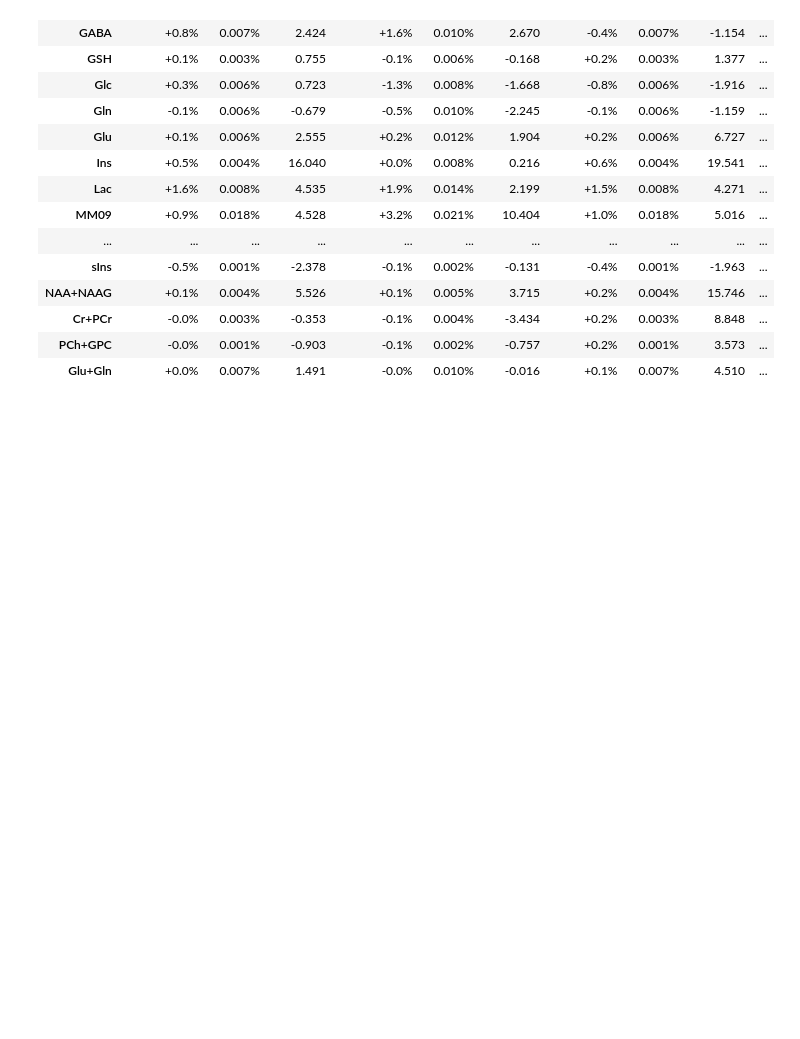
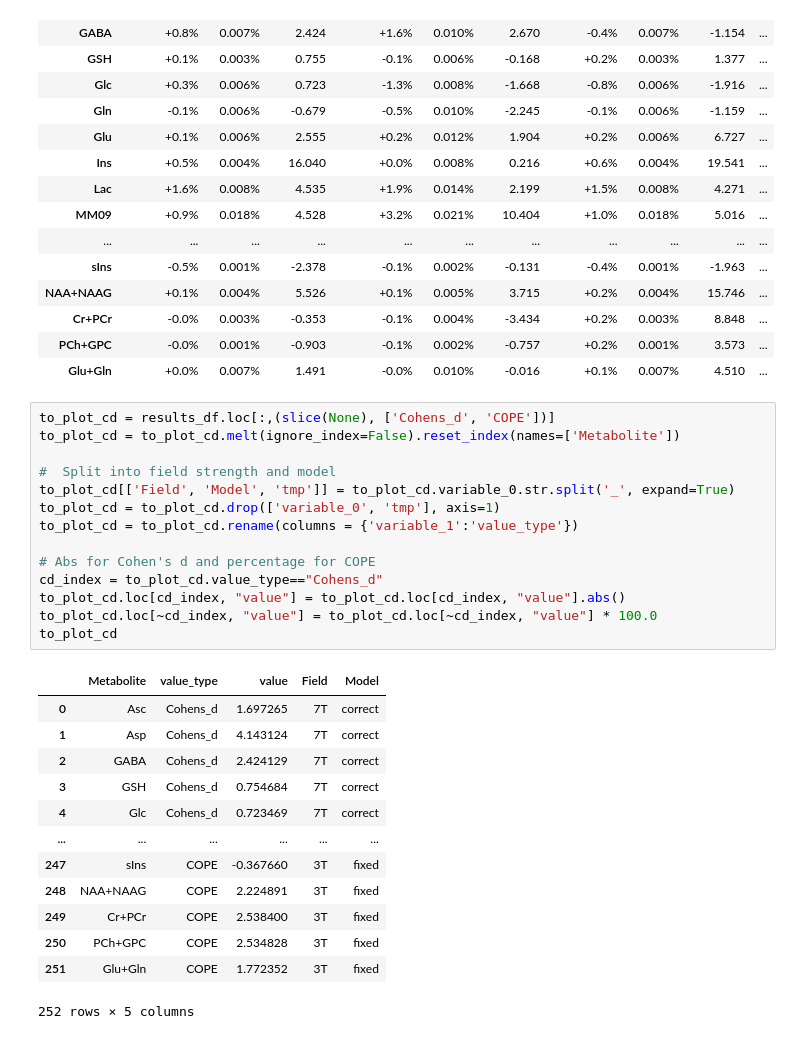
Before and after one commit to wtclarke/fmrs_bold_dynamic_fitting, a Jupyter notebook: results_analysis.ipynb, the cells around one changed output. Drawn from its saved outputs; the diff is of its cells as text; blank space fills up the shorter version.

```diff
--- a/results_analysis.ipynb
+++ b/results_analysis.ipynb
@@ -238,5 +178,33 @@ print_cohensd_all(results_df)
 | Cr+PCr | -0.0% | 0.003% | -0.353 | -0.1% | 0.004% | -3.434 | +0.2% | 0.003% | 8.848 | ... |
 | PCh+GPC | -0.0% | 0.001% | -0.903 | -0.1% | 0.002% | -0.757 | +0.2% | 0.001% | 3.573 | ... |
 | Glu+Gln | +0.0% | 0.007% | 1.491 | -0.0% | 0.010% | -0.016 | +0.1% | 0.007% | 4.510 | ... |
+# %%
+to_plot_cd = results_df.loc[:,(slice(None), ['Cohens_d', 'COPE'])]
+to_plot_cd = to_plot_cd.melt(ignore_index=False).reset_index(names=['Metabolite'])
+
+#  Split into field strength and model
+to_plot_cd[['Field', 'Model', 'tmp']] = to_plot_cd.variable_0.str.split('_', expand=True)
+to_plot_cd = to_plot_cd.drop(['variable_0', 'tmp'], axis=1)
+to_plot_cd = to_plot_cd.rename(columns = {'variable_1':'value_type'})
+
+# Abs for Cohen's d and percentage for COPE
+cd_index = to_plot_cd.value_type=="Cohens_d"
+to_plot_cd.loc[cd_index, "value"] = to_plot_cd.loc[cd_index, "value"].abs()
+to_plot_cd.loc[~cd_index, "value"] = to_plot_cd.loc[~cd_index, "value"] * 100.0
+to_plot_cd
+# %% [output]
+|  | Metabolite | value_type | value | Field | Model |
+| 0 | Asc | Cohens_d | 1.697265 | 7T | correct |
+| 1 | Asp | Cohens_d | 4.143124 | 7T | correct |
+| 2 | GABA | Cohens_d | 2.424129 | 7T | correct |
+| 3 | GSH | Cohens_d | 0.754684 | 7T | correct |
+| 4 | Glc | Cohens_d | 0.723469 | 7T | correct |
+| ... | ... | ... | ... | ... | ... |
+| 247 | sIns | COPE | -0.367660 | 3T | fixed |
+| 248 | NAA+NAAG | COPE | 2.224891 | 3T | fixed |
+| 249 | Cr+PCr | COPE | 2.538400 | 3T | fixed |
+| 250 | PCh+GPC | COPE | 2.534828 | 3T | fixed |
+| 251 | Glu+Gln | COPE | 1.772352 | 3T | fixed |
+252 rows × 5 columns
 # %%
 import seaborn as sns
```
Also changed, not shown: parts of 5 cells of this notebook.
